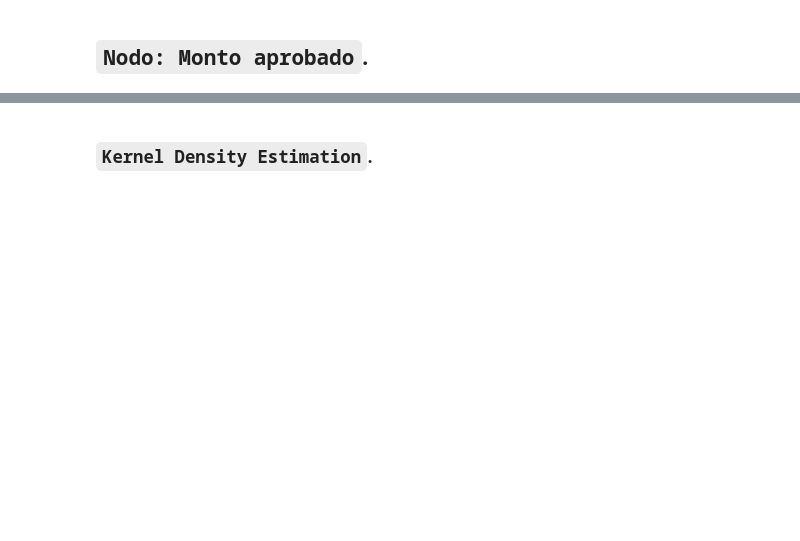
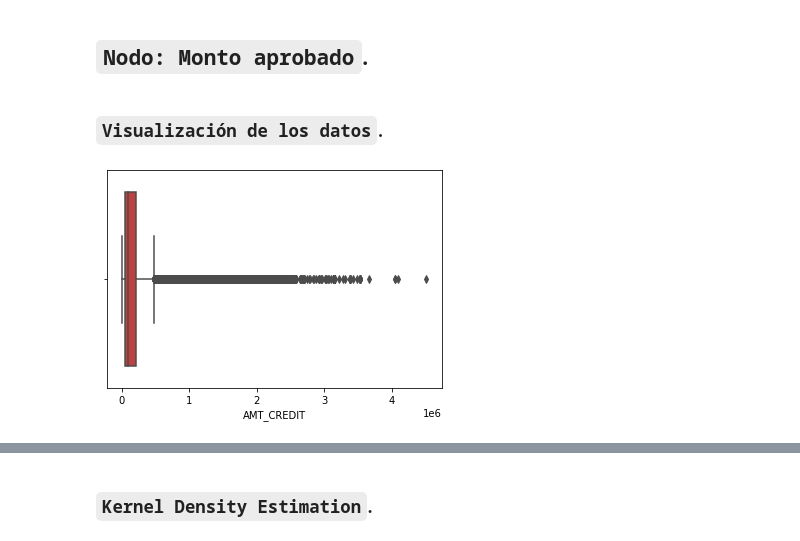
Before and after one commit to JuanPablo2019/Proyecto_modulo1, a Jupyter notebook: ProyectoModulo1_MaganaJ_PinedaB.ipynb, the cells around one changed output, grey strips where cells are left out. Saved outputs shown, nothing was run; the diff lists cells and outputs as text; code cells hidden in the pictures; blank space fills up the shorter version.

```diff
--- a/ProyectoModulo1_MaganaJ_PinedaB.ipynb
+++ b/ProyectoModulo1_MaganaJ_PinedaB.ipynb
@@ -1160,2 +1174,9 @@ Entonces nosotros como institución bancaria, a falta de conocer el **Monto Apro
 # %% [markdown]
 ## `Nodo: Monto aprobado`.
+# %% [markdown]
+### `Visualización de los datos`.
+# %%
+# Visualizando nuestros datos.
+sns.boxplot(x=data['AMT_CREDIT'], saturation=.5, color='r');
+# %% [output]
+[figure, added]
```
Also changed, not shown: parts of 72 cells of this notebook.
